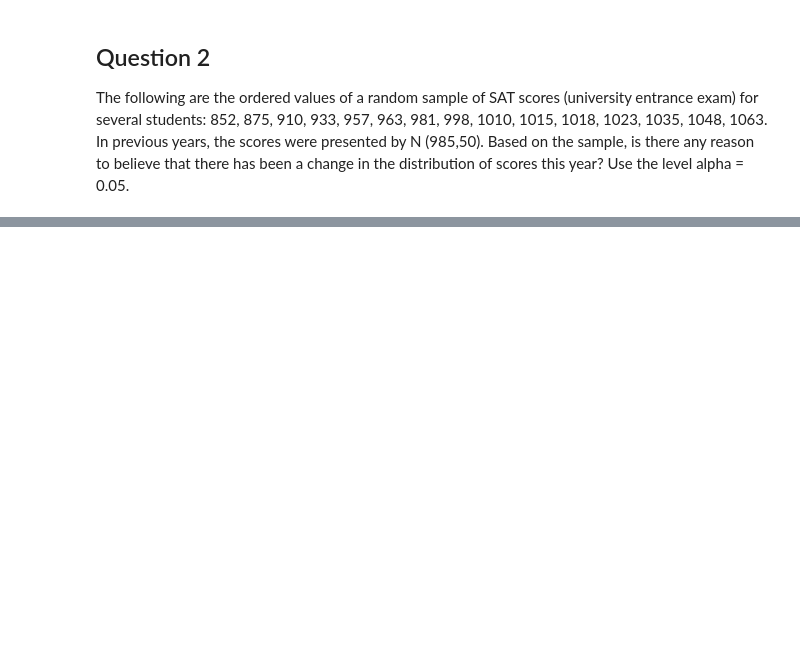
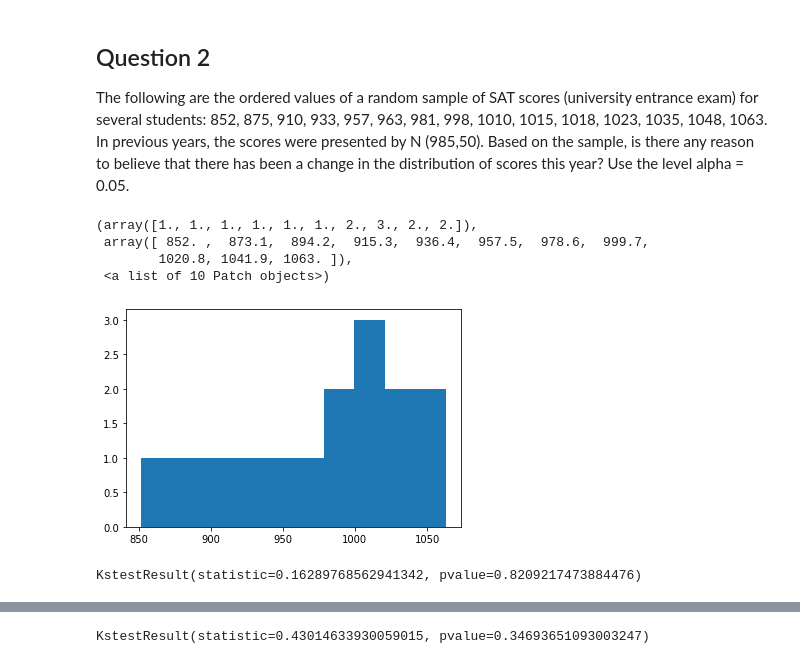
Before and after one commit to ta-data-lis/lab-goodfit-indeptests, a Jupyter notebook: your_code/main.ipynb, the cells around one changed output, grey strips where cells are left out. Drawn from its saved outputs; the diff is of its cells as text; code cells hidden in the pictures; blank space fills up the shorter version.

```diff
--- a/your_code/main.ipynb
+++ b/your_code/main.ipynb
@@ -45,4 +48,19 @@ The following are the ordered values of a random sample of SAT scores (universit
 # %%
 #your answer here
 scores = [852, 875, 910, 933, 957, 963, 981, 998, 1010, 1015, 1018, 1023, 1035, 1048, 1063]
-n = 985,50
+#N = 985.50; what is this?
+
+plt.hist(scores, bins=10) #doesn't seem normal distributed...
+# %% [output]
+(array([1., 1., 1., 1., 1., 1., 2., 3., 2., 2.]),
+ array([ 852. ,  873.1,  894.2,  915.3,  936.4,  957.5,  978.6,  999.7,
+        1020.8, 1041.9, 1063. ]),
+ <a list of 10 Patch objects>)
+[figure, added]
+# %%
+from scipy.stats import norm
+loc,scale = stats.norm.fit(scores) #model. order to fit model (normal dist.) in my data.
+n = stats.norm(loc=loc, scale=scale) #--> creates model to fit our data
+stats.kstest(scores, n.cdf)
+# %% [output]
+KstestResult(statistic=0.16289768562941342, pvalue=0.8209217473884476)
@@ -61,0 +83,14 @@ Does the distribution of defective items follow this distribution?
+# %%
+# your code here
+observed = np.array([32,15,9,4])
+mu=observed.mean()
+x = np.array([0,1,2,3])
+n = stats.poisson(mu)
+stats.kstest(observed, n.cdf)
+
+'''
+Does the distribution of defective items follow this distribution?
+Answer: no. p-value>0.05
+'''
+# %% [output]
+KstestResult(statistic=0.43014633930059015, pvalue=0.34693651093003247)
```
Also changed, not shown: parts of 12 cells of this notebook.
